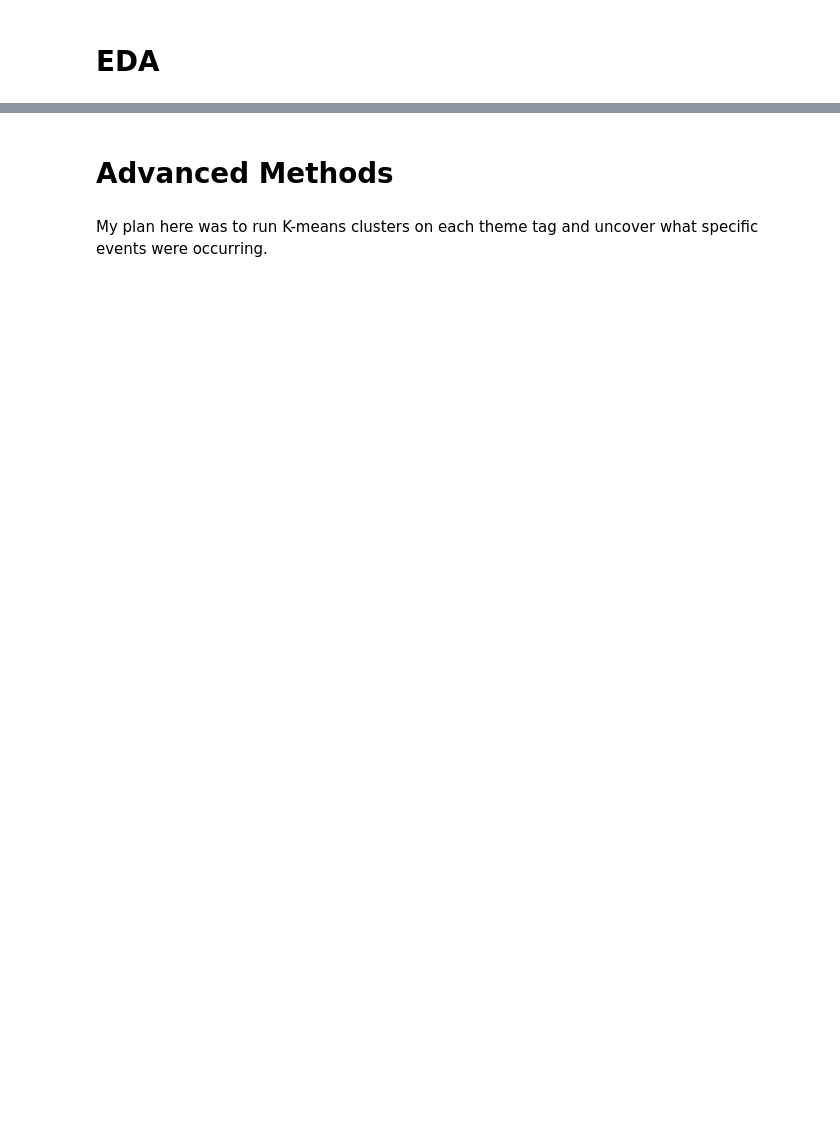
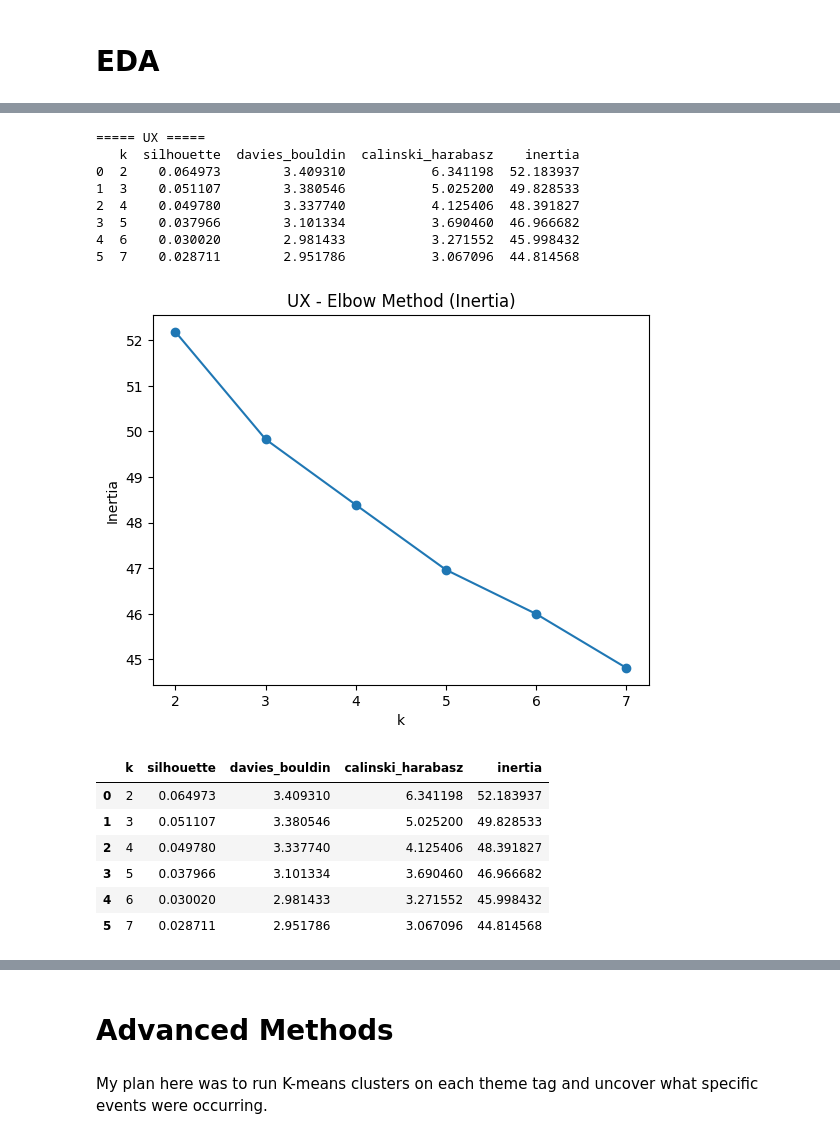
Before and after one commit to BSDSBA-JF/wadwani_intern, a Jupyter notebook: 07_STUDY2/EDA analysis.ipynb, the cells around one changed output, grey strips where cells are left out. Saved outputs shown, nothing was run; the diff lists cells and outputs as text; code cells hidden in the pictures; blank space fills up the shorter version.

```diff
--- a/07_STUDY2/EDA analysis.ipynb
+++ b/07_STUDY2/EDA analysis.ipynb
@@ -161,0 +253,19 @@ plt.show()
+# %%
+evaluate_k(combined_df, "UX")
+# %% [output]
+===== UX =====
+   k  silhouette  davies_bouldin  calinski_harabasz    inertia
+0  2    0.064973        3.409310           6.341198  52.183937
+1  3    0.051107        3.380546           5.025200  49.828533
+2  4    0.049780        3.337740           4.125406  48.391827
+3  5    0.037966        3.101334           3.690460  46.966682
+4  6    0.030020        2.981433           3.271552  45.998432
+5  7    0.028711        2.951786           3.067096  44.814568
+[figure, added]
+|  | k | silhouette | davies_bouldin | calinski_harabasz | inertia |
+| 0 | 2 | 0.064973 | 3.409310 | 6.341198 | 52.183937 |
+| 1 | 3 | 0.051107 | 3.380546 | 5.025200 | 49.828533 |
+| 2 | 4 | 0.049780 | 3.337740 | 4.125406 | 48.391827 |
+| 3 | 5 | 0.037966 | 3.101334 | 3.690460 | 46.966682 |
+| 4 | 6 | 0.030020 | 2.981433 | 3.271552 | 45.998432 |
+| 5 | 7 | 0.028711 | 2.951786 | 3.067096 | 44.814568 |
```
Also changed, not shown: parts of 33 cells of this notebook, 1 other file.
